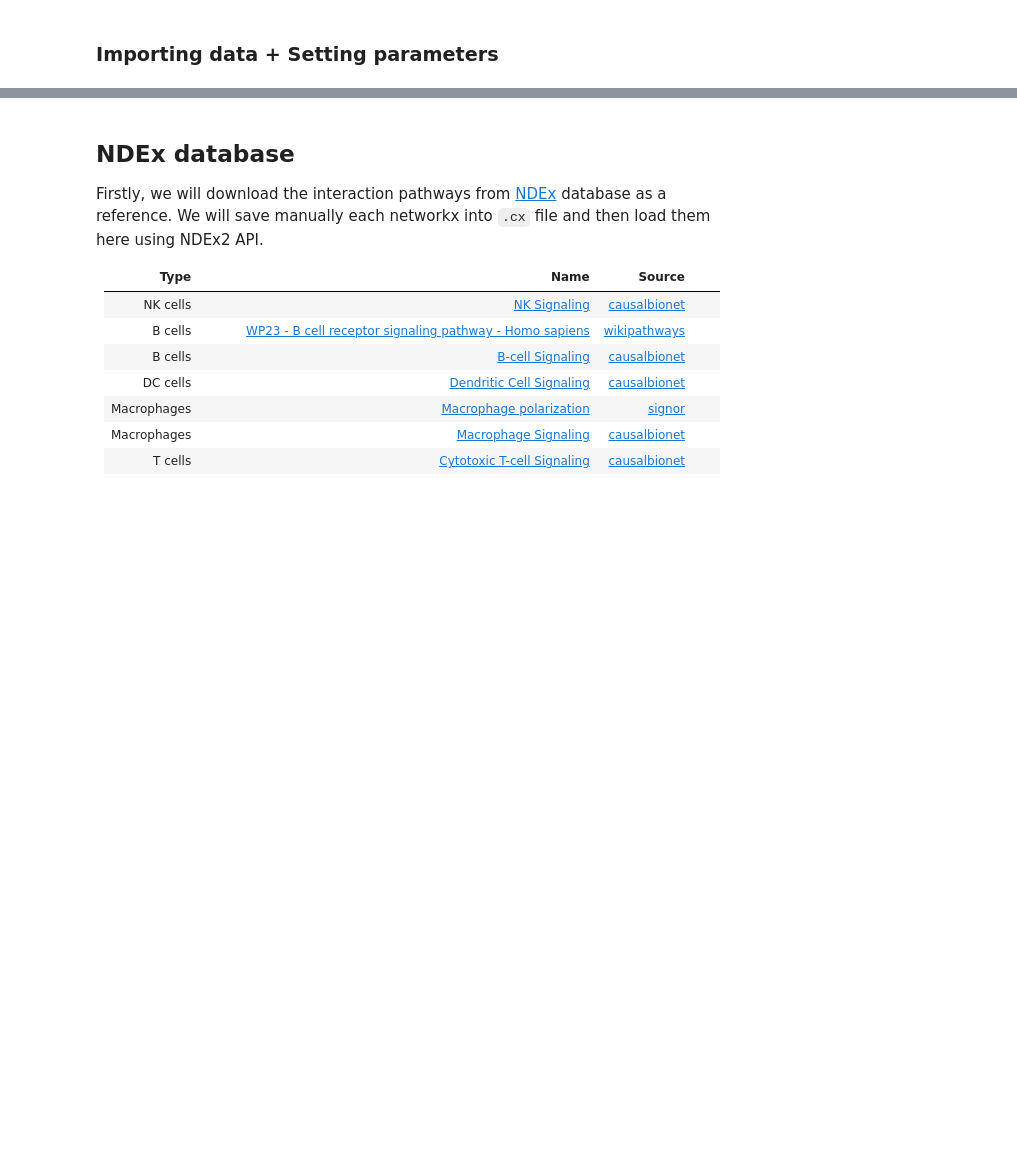
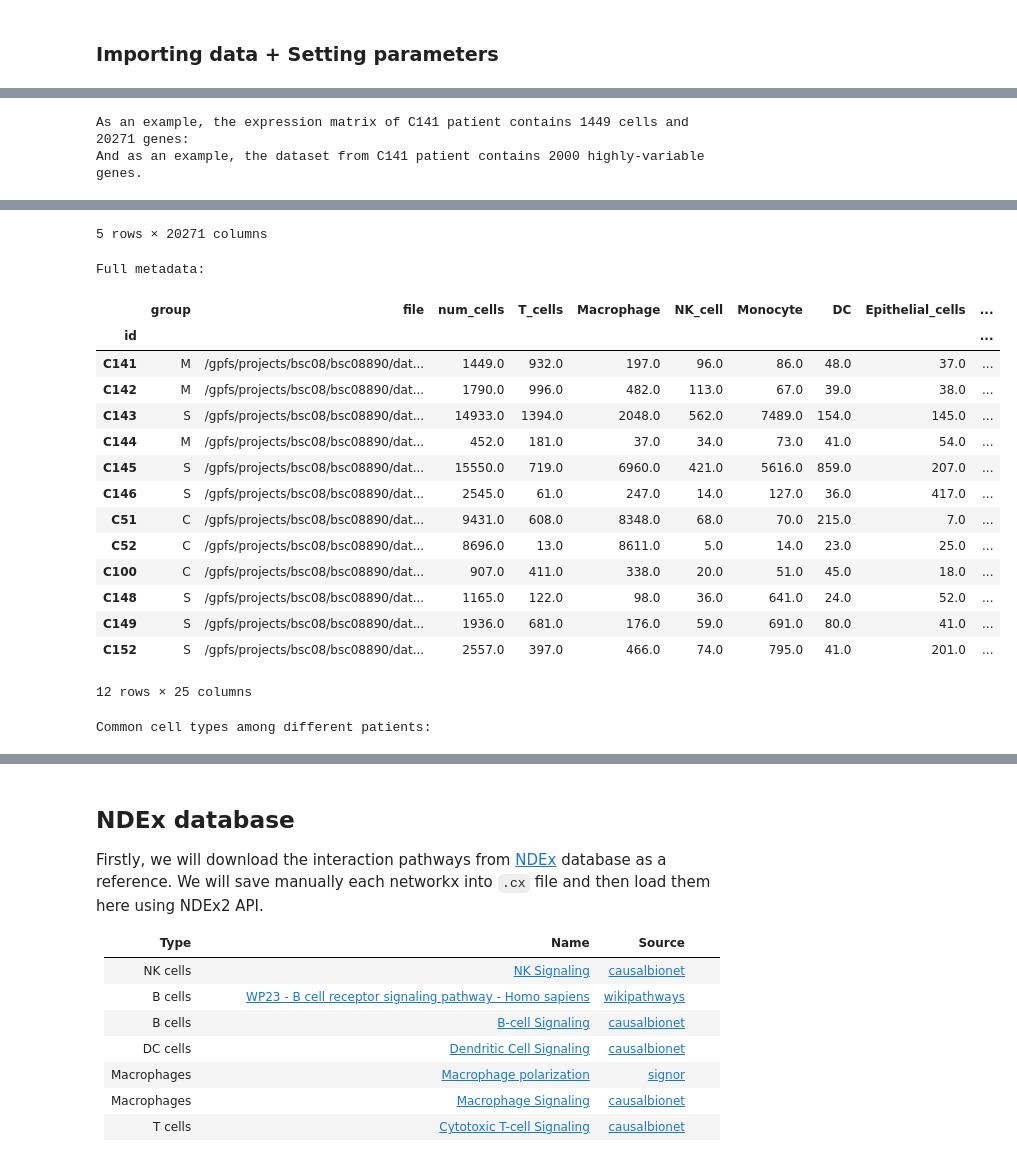
Before and after one commit to masyahook/scGRN, a Jupyter notebook: jupyter/GRN_inference.ipynb, the cells around one changed output, grey strips where cells are left out. Saved outputs shown, nothing was run; the diff lists cells and outputs as text; code cells hidden in the pictures; blank space fills up the shorter version.

Commit message:
Finished first reporting, expanding analysis to many patients

```diff
--- a/jupyter/GRN_inference.ipynb
+++ b/jupyter/GRN_inference.ipynb
@@ -150,0 +132,61 @@ The dataset contains 2000 highly-variable genes.
+# %%
+# Setting pathways to files
+_PROJ_PATH = '/gpfs/projects/bsc08/bsc08890'
+_FMETA = os.path.join(_PROJ_PATH, 'data/GSE145926_RAW/metadata.tsv')
+_DATA_HOME = os.path.join(_PROJ_PATH, 'res/covid_19')
+
+# Data types
+_DATA_TYPES = ['all', 'TF', 'ctx']
+_DTYPE_TITLES = ['gene-gene links', 'TF-gene links', 'enriched TF-gene links']
+
+# Loading sample meta data
+meta = pd.read_csv(_FMETA, sep='\t', index_col=0)
+
+for patient_id in meta.index:
+    cells_metadata = pd.read_csv(os.path.join(_DATA_HOME, patient_id, 'data', 'Seurat', 'cells_metadata.tsv'), sep='\t')
+    meta.loc[patient_id, 'num_cells'] = len(cells_metadata)
+    for cell_type, cell_count in cells_metadata['cell_type'].value_counts().iteritems():
+        meta.loc[patient_id, cell_type] = cell_count
+cell_type_freq = meta.iloc[:, 3:]
+
+# Setting patient-specific params
+_PATIENTS = meta.index.to_list()
+_PATIENT_CELL_TYPES = {
+    pat: cell_type_freq.loc[pat].dropna().index.to_list() for pat in _PATIENTS
+}
+_FILE_PREFIXES = {
+    pat: ['raw_data', 'raw_data_HVG'] + list(map(lambda x: 'raw_data_' + x, cell_types)) for pat, cell_types in _PATIENT_CELL_TYPES.items()
+}
+_TITLES = {
+    pat: list(map(lambda x: 'all data' if x == 'raw_data' else 'all data, only HVGs' if 'HVG' in x else x.replace('raw_data_', '').replace('_', ' '), files))
+    for pat, files in _FILE_PREFIXES.items()
+}
+_FIG_DIRS = {
+    pat: os.path.join(_DATA_HOME, pat, 'figs/grnboost2') for pat in _PATIENTS
+}
+
+for fig_dir in _FIG_DIRS.values():
+    os.makedirs(fig_dir, exist_ok=True)
+
+# Loading TFs
+TF_names = pd.read_csv(os.path.join(_PROJ_PATH, 'data/TF_lists/lambert2018.txt'), header=None)[0].to_list()
+
+# Loading exemplary data
+_EXAMPLE_PATIENT = 'C141'
+_INPUT_NORM_FN = os.path.join(_DATA_HOME, f'{_EXAMPLE_PATIENT}/data/Seurat/norm_data.tsv')
+_INPUT_NORM_HVG_FN = os.path.join(_DATA_HOME, f'{_EXAMPLE_PATIENT}/data/Seurat/norm_data_HVG.tsv')
+ex_df = pd.read_csv(_INPUT_NORM_FN, sep='\t').T
+ex_HVG_df = pd.read_csv(_INPUT_NORM_HVG_FN, sep='\t').T
+ex_HVGs = ex_HVG_df.columns
+
+# Quick reporting
+print(f'As an example, the expression matrix of {_EXAMPLE_PATIENT} patient contains {ex_df.shape[0]} cells and {ex_df.shape[1]} genes:')
+print(f'And as an example, the dataset from {_EXAMPLE_PATIENT} patient contains {len(ex_HVGs)} highly-variable genes.')
+display(ex_df.head())
+print(colored('Full metadata:', 'green'))
+display(meta)
+print(colored('Common cell types among different patients:', 'green'))
+cell_type_freq.T.dropna()
+# %% [output]
+As an example, the expression matrix of C141 patient contains 1449 cells and 20271 genes:
+And as an example, the dataset from C141 patient contains 2000 highly-variable genes.
@@ -150,0 +199,18 @@ The dataset contains 2000 highly-variable genes.
+5 rows × 20271 columns
+Full metadata:
+|  | group | file | num_cells | T_cells | Macrophage | NK_cell | Monocyte | DC | Epithelial_cells | ... |
+| id |  |  |  |  |  |  |  |  |  | ... |
+| C141 | M | /gpfs/projects/bsc08/bsc08890/dat... | 1449.0 | 932.0 | 197.0 | 96.0 | 86.0 | 48.0 | 37.0 | ... |
+| C142 | M | /gpfs/projects/bsc08/bsc08890/dat... | 1790.0 | 996.0 | 482.0 | 113.0 | 67.0 | 39.0 | 38.0 | ... |
+| C143 | S | /gpfs/projects/bsc08/bsc08890/dat... | 14933.0 | 1394.0 | 2048.0 | 562.0 | 7489.0 | 154.0 | 145.0 | ... |
+| C144 | M | /gpfs/projects/bsc08/bsc08890/dat... | 452.0 | 181.0 | 37.0 | 34.0 | 73.0 | 41.0 | 54.0 | ... |
+| C145 | S | /gpfs/projects/bsc08/bsc08890/dat... | 15550.0 | 719.0 | 6960.0 | 421.0 | 5616.0 | 859.0 | 207.0 | ... |
+| C146 | S | /gpfs/projects/bsc08/bsc08890/dat... | 2545.0 | 61.0 | 247.0 | 14.0 | 127.0 | 36.0 | 417.0 | ... |
+| C51 | C | /gpfs/projects/bsc08/bsc08890/dat... | 9431.0 | 608.0 | 8348.0 | 68.0 | 70.0 | 215.0 | 7.0 | ... |
+| C52 | C | /gpfs/projects/bsc08/bsc08890/dat... | 8696.0 | 13.0 | 8611.0 | 5.0 | 14.0 | 23.0 | 25.0 | ... |
+| C100 | C | /gpfs/projects/bsc08/bsc08890/dat... | 907.0 | 411.0 | 338.0 | 20.0 | 51.0 | 45.0 | 18.0 | ... |
+| C148 | S | /gpfs/projects/bsc08/bsc08890/dat... | 1165.0 | 122.0 | 98.0 | 36.0 | 641.0 | 24.0 | 52.0 | ... |
+| C149 | S | /gpfs/projects/bsc08/bsc08890/dat... | 1936.0 | 681.0 | 176.0 | 59.0 | 691.0 | 80.0 | 41.0 | ... |
+| C152 | S | /gpfs/projects/bsc08/bsc08890/dat... | 2557.0 | 397.0 | 466.0 | 74.0 | 795.0 | 41.0 | 201.0 | ... |
+12 rows × 25 columns
+Common cell types among different patients:
```
Also changed, not shown: parts of 30 cells of this notebook, 5 other files.
